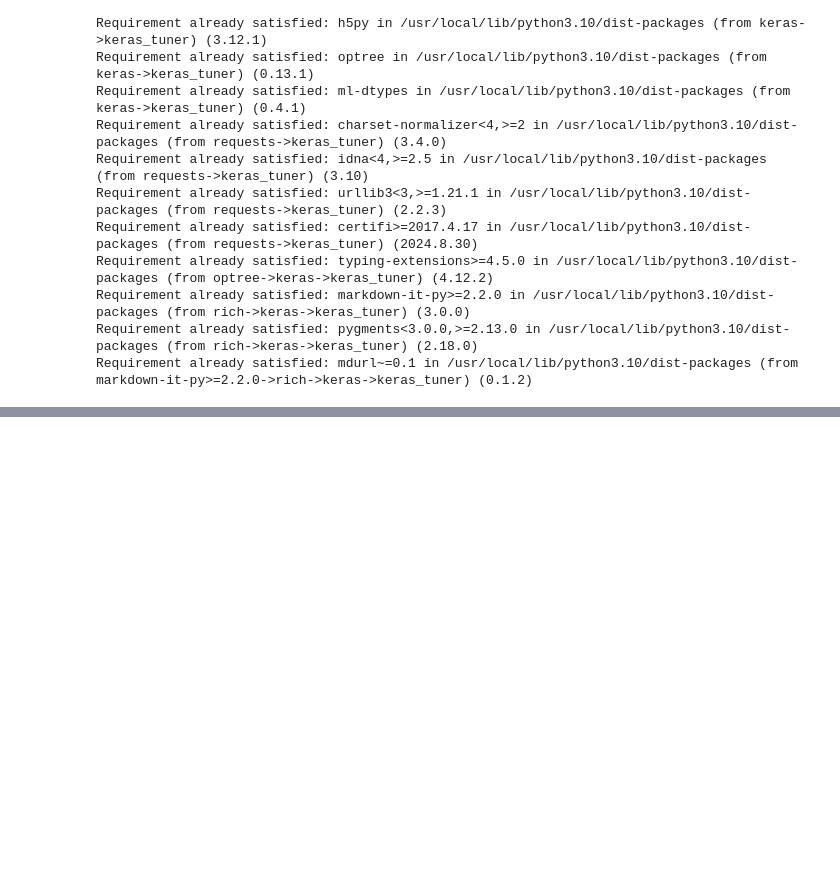
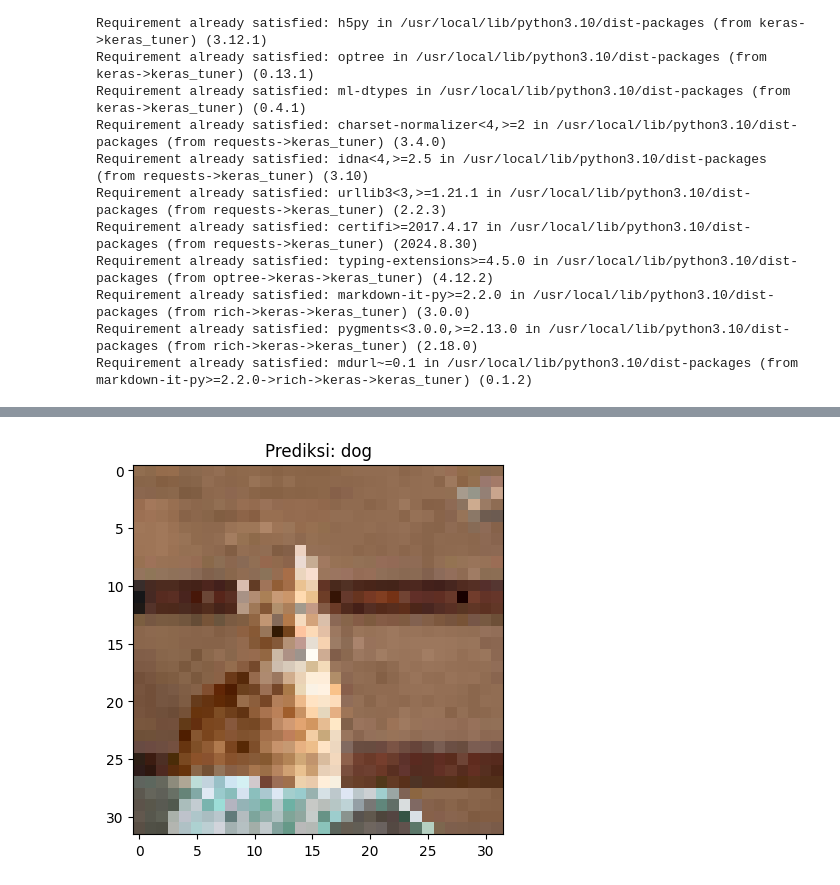
Before and after one commit to Lamz16/CIFAR-10, a Jupyter notebook: CIFAR_10.ipynb, the cells around one changed output, grey strips where cells are left out. Drawn from its saved outputs; the diff is of its cells as text; code cells hidden in the pictures; blank space fills up the shorter version.

```diff
--- a/CIFAR_10.ipynb
+++ b/CIFAR_10.ipynb
@@ -112,0 +113,20 @@ Epoch 10/10
+# %%
+def predict_image(image_path):
+    img = image.load_img(image_path, target_size=(32, 32))
+    img_array = image.img_to_array(img)
+    img_array = img_array / 255.0
+
+    img_array = np.expand_dims(img_array, axis=0)
+
+    predictions = model.predict(img_array)
+    predicted_class = np.argmax(predictions)
+
+    print(f"Prediksi: {class_names[predicted_class]}")
+    plt.imshow(img)
+    plt.title(f"Prediksi: {class_names[predicted_class]}")
+    plt.show()
+
+
+image_path = 'my_dir/contoh3.jpg'
+predict_image(image_path)
+# %% [output]
@@ -112,0 +135 @@ Epoch 10/10
+[figure, added]
```
Also changed, not shown: parts of 2 cells of this notebook.
